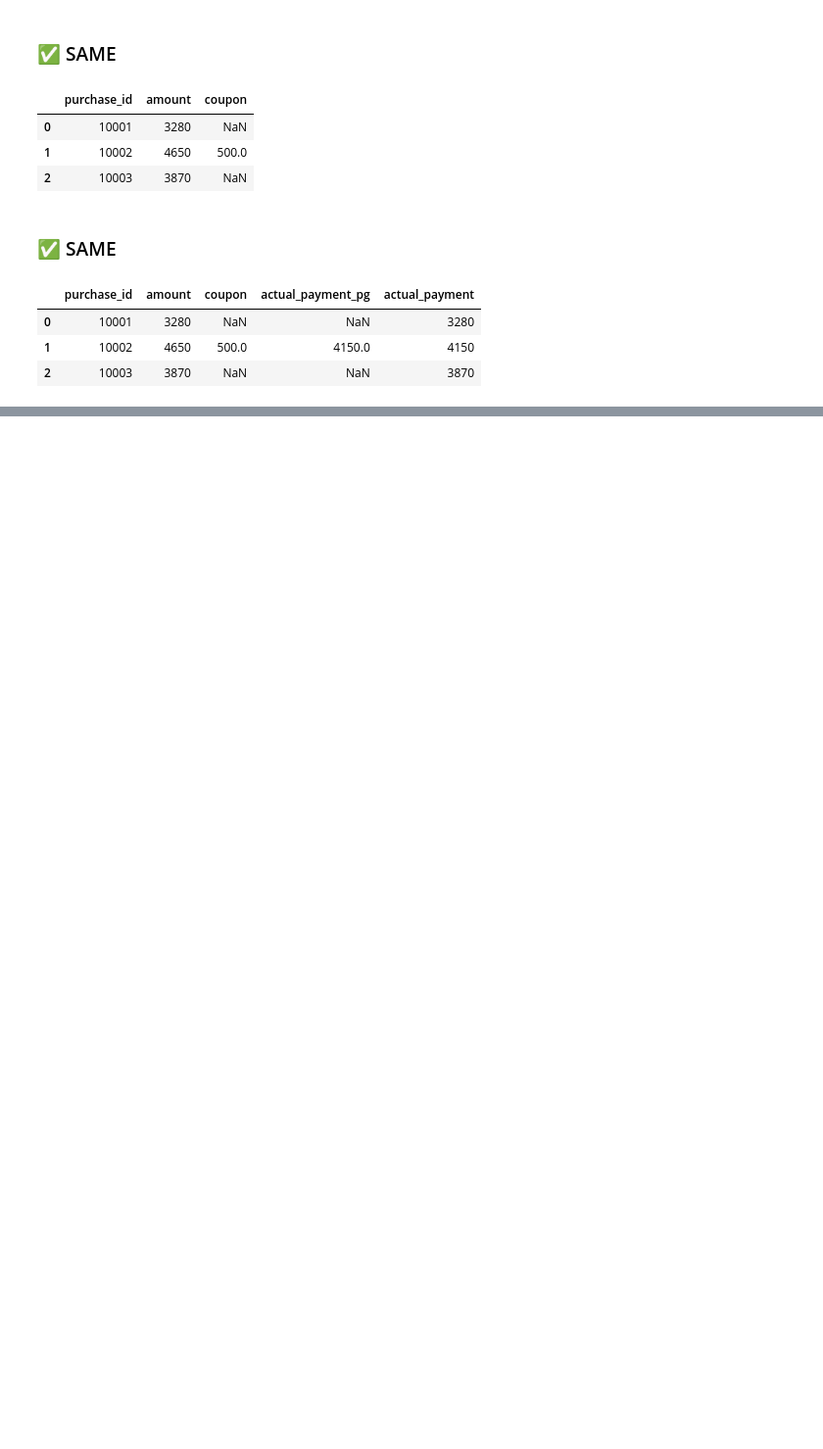
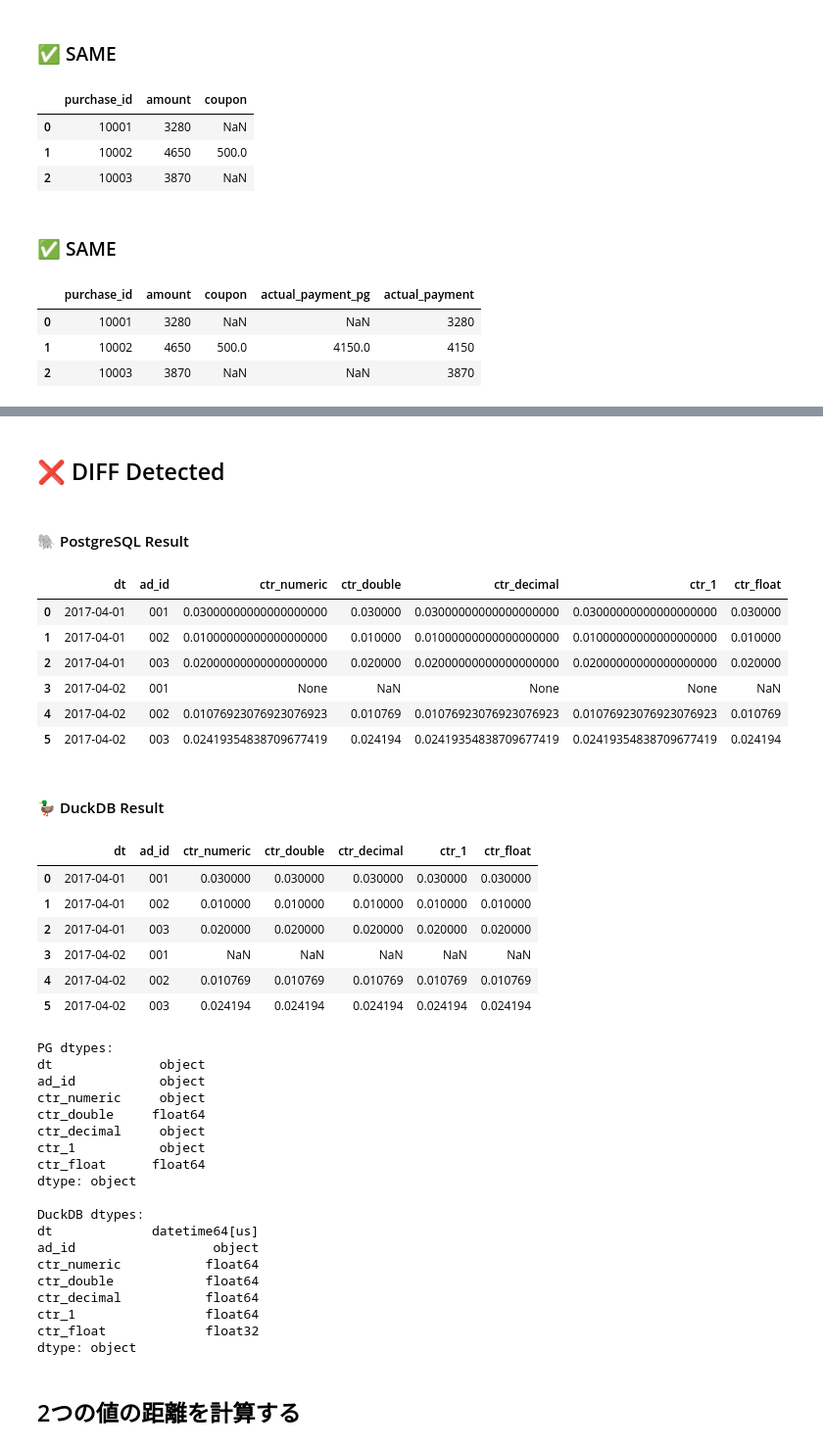
Before and after one commit to AtsushiEGW/sql_training, a Jupyter notebook: learning/bigdata_sql.ipynb, the cells around one changed output, grey strips where cells are left out. Shown at 98% size. Saved outputs shown, nothing was run; the diff lists cells and outputs as text; code cells hidden in the pictures; blank space fills up the shorter version.

```diff
--- a/learning/bigdata_sql.ipynb
+++ b/learning/bigdata_sql.ipynb
@@ -273,0 +440,61 @@ from purchase_log_with_coupon
+# %%
+runner.check("""--sql
+
+-- click through rate (CTR) を計算する
+select
+    dt,
+    ad_id,
+    -- clicks / impressions as ctr -- データに0が含まれるのでエラーになる
+    -- そのため nullif(x, 0) を使って 0 の場合は null に変換してから計算する
+    clicks::numeric / nullif(impressions, 0)::numeric as ctr_numeric,
+    clicks::double precision / nullif(impressions, 0)::double precision  as ctr_double,
+    clicks::decimal / nullif(impressions, 0)::decimal  as ctr_decimal,
+    (clicks*1.0) / (nullif(impressions, 0)*1.0)  as ctr_1,
+    clicks::float / nullif(impressions, 0)::float  as ctr_float  -- これが両方で一番使いやすいか
+
+
+from advertising_stats
+
+
+
+
+""")
+# %% [output]
+## ❌ DIFF Detected
+#### 🐘 PostgreSQL Result
+|  | dt | ad_id | ctr_numeric | ctr_double | ctr_decimal | ctr_1 | ctr_float |
+| 0 | 2017-04-01 | 001 | 0.03000000000000000000 | 0.030000 | 0.03000000000000000000 | 0.03000000000000000000 | 0.030000 |
+| 1 | 2017-04-01 | 002 | 0.01000000000000000000 | 0.010000 | 0.01000000000000000000 | 0.01000000000000000000 | 0.010000 |
+| 2 | 2017-04-01 | 003 | 0.02000000000000000000 | 0.020000 | 0.02000000000000000000 | 0.02000000000000000000 | 0.020000 |
+| 3 | 2017-04-02 | 001 | None | NaN | None | None | NaN |
+| 4 | 2017-04-02 | 002 | 0.01076923076923076923 | 0.010769 | 0.01076923076923076923 | 0.01076923076923076923 | 0.010769 |
+| 5 | 2017-04-02 | 003 | 0.02419354838709677419 | 0.024194 | 0.02419354838709677419 | 0.02419354838709677419 | 0.024194 |
+#### 🦆 DuckDB Result
+|  | dt | ad_id | ctr_numeric | ctr_double | ctr_decimal | ctr_1 | ctr_float |
+| 0 | 2017-04-01 | 001 | 0.030000 | 0.030000 | 0.030000 | 0.030000 | 0.030000 |
+| 1 | 2017-04-01 | 002 | 0.010000 | 0.010000 | 0.010000 | 0.010000 | 0.010000 |
+| 2 | 2017-04-01 | 003 | 0.020000 | 0.020000 | 0.020000 | 0.020000 | 0.020000 |
+| 3 | 2017-04-02 | 001 | NaN | NaN | NaN | NaN | NaN |
+| 4 | 2017-04-02 | 002 | 0.010769 | 0.010769 | 0.010769 | 0.010769 | 0.010769 |
+| 5 | 2017-04-02 | 003 | 0.024194 | 0.024194 | 0.024194 | 0.024194 | 0.024194 |
+PG dtypes:
+dt              object
+ad_id           object
+ctr_numeric     object
+ctr_double     float64
+ctr_decimal     object
+ctr_1           object
+ctr_float      float64
+dtype: object
+
+DuckDB dtypes:
+dt             datetime64[us]
+ad_id                  object
+ctr_numeric           float64
+ctr_double            float64
+ctr_decimal           float64
+ctr_1                 float64
+ctr_float             float32
+dtype: object
+# %% [markdown]
+## 2つの値の距離を計算する
```
Also changed, not shown: parts of 20 cells of this notebook, 1 other file.
